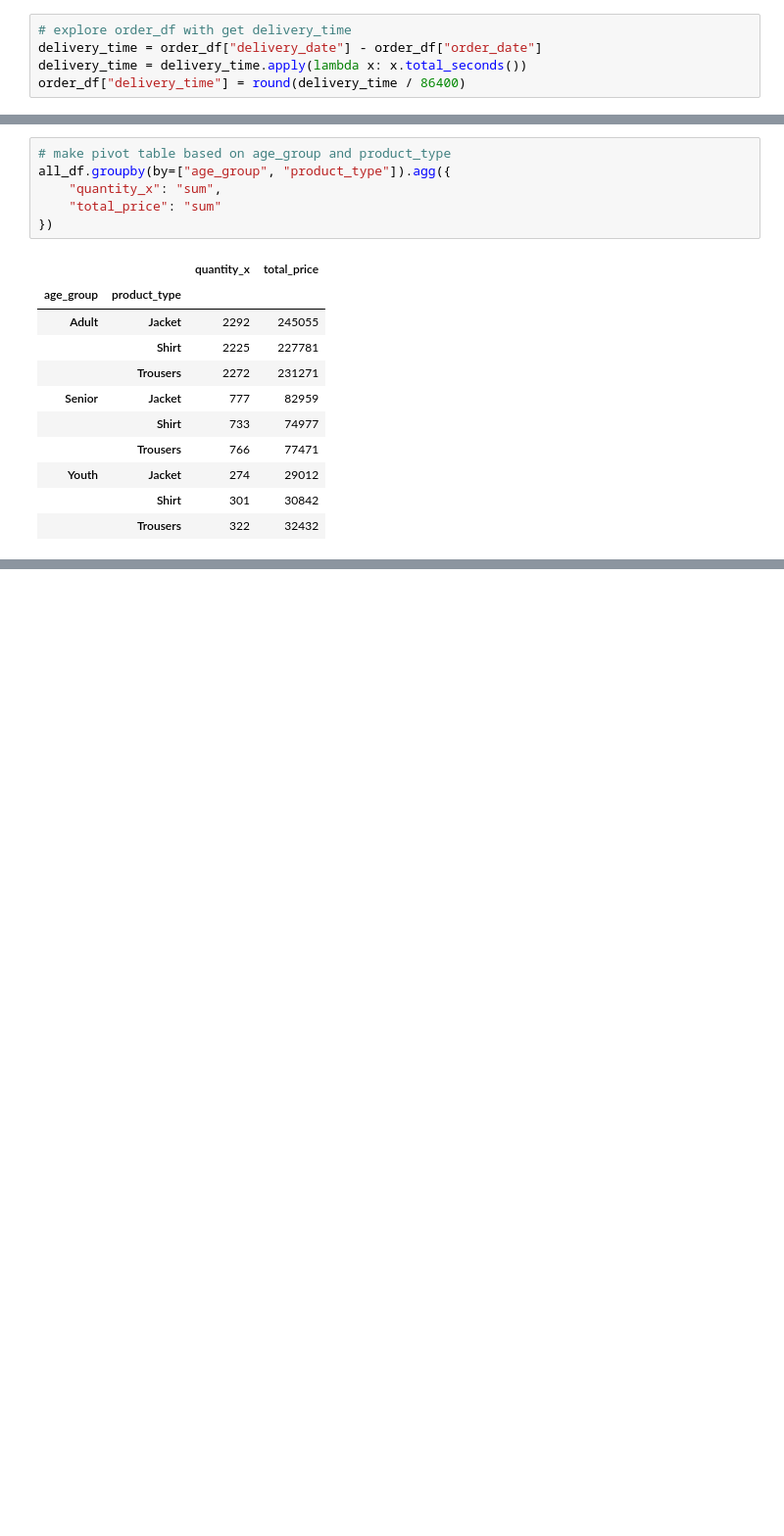
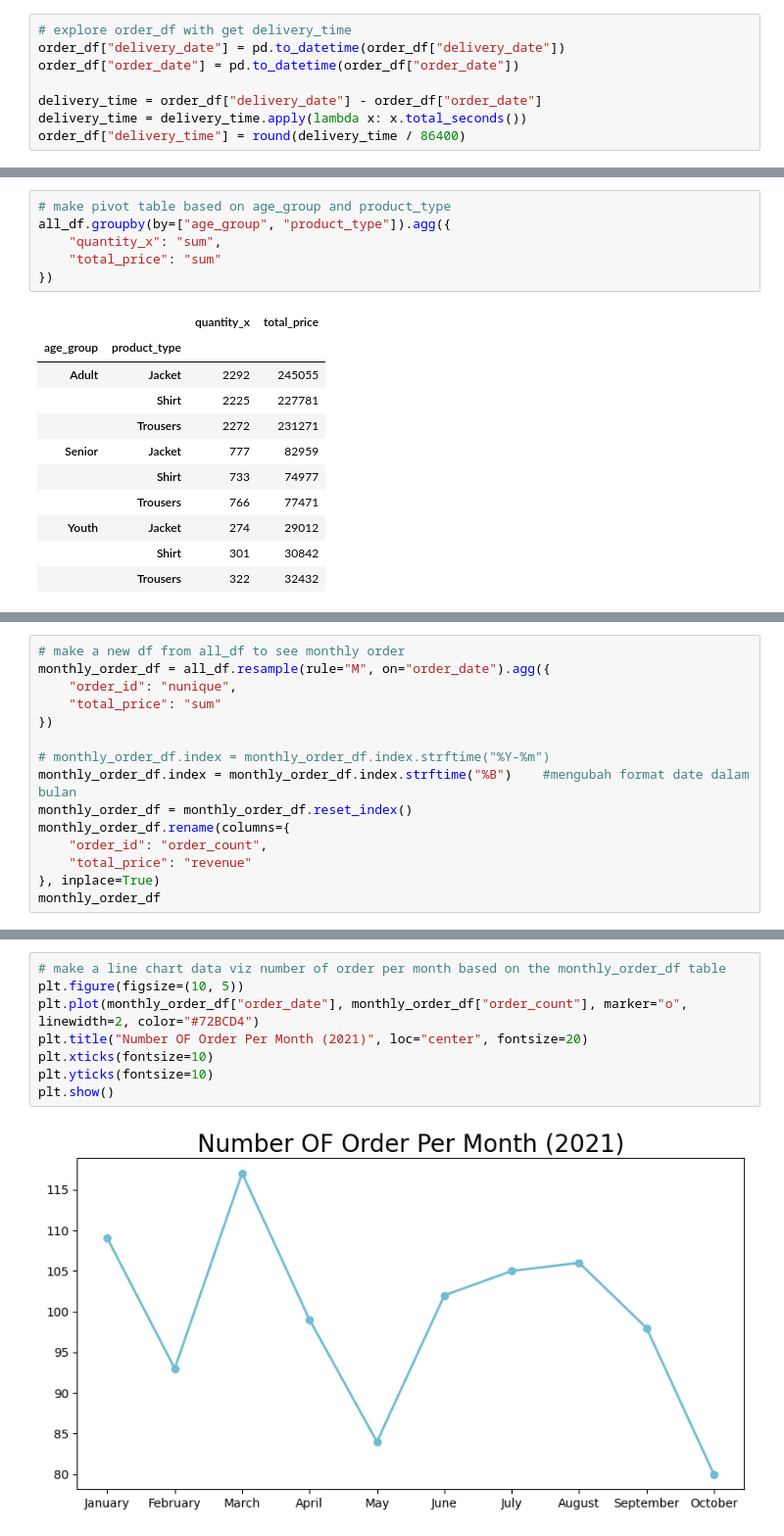
Before and after one commit to ArovaSyams/python-data-analysis, a Jupyter notebook: exploratory.ipynb, the cells around one changed output, grey strips where cells are left out. Shown at 98% size. Drawn from its saved outputs; the diff is of its cells as text; blank space fills up the shorter version.

Commit message:
explanatory data analysis with data visualization

```diff
--- a/exploratory.ipynb
+++ b/exploratory.ipynb
@@ -68,6 +68,9 @@ Tasmania                        104
 Name: customer_id, dtype: int64
 # %%
 # explore order_df with get delivery_time
+order_df["delivery_date"] = pd.to_datetime(order_df["delivery_date"])
+order_df["order_date"] = pd.to_datetime(order_df["order_date"])
+
 delivery_time = order_df["delivery_date"] - order_df["order_date"]
 delivery_time = delivery_time.apply(lambda x: x.total_seconds())
 order_df["delivery_time"] = round(delivery_time / 86400)
@@ -422,0 +428,15 @@ all_df.groupby(by=["age_group", "product_type"]).agg({
+# %%
+# make a new df from all_df to see monthly order
+monthly_order_df = all_df.resample(rule="M", on="order_date").agg({
+    "order_id": "nunique",
+    "total_price": "sum"
+})
+
+# monthly_order_df.index = monthly_order_df.index.strftime("%Y-%m")
+monthly_order_df.index = monthly_order_df.index.strftime("%B")    #mengubah format date dalam bulan
+monthly_order_df = monthly_order_df.reset_index()
+monthly_order_df.rename(columns={
+    "order_id": "order_count",
+    "total_price": "revenue"
+}, inplace=True)
+monthly_order_df
@@ -422,0 +455,10 @@ all_df.groupby(by=["age_group", "product_type"]).agg({
+# %%
+# make a line chart data viz number of order per month based on the monthly_order_df table
+plt.figure(figsize=(10, 5))
+plt.plot(monthly_order_df["order_date"], monthly_order_df["order_count"], marker="o", linewidth=2, color="#72BCD4")
+plt.title("Number OF Order Per Month (2021)", loc="center", fontsize=20)
+plt.xticks(fontsize=10)
+plt.yticks(fontsize=10)
+plt.show()
+# %% [output]
+[figure, added]
```
Also changed, not shown: parts of 7 cells of this notebook, 1 other file.
